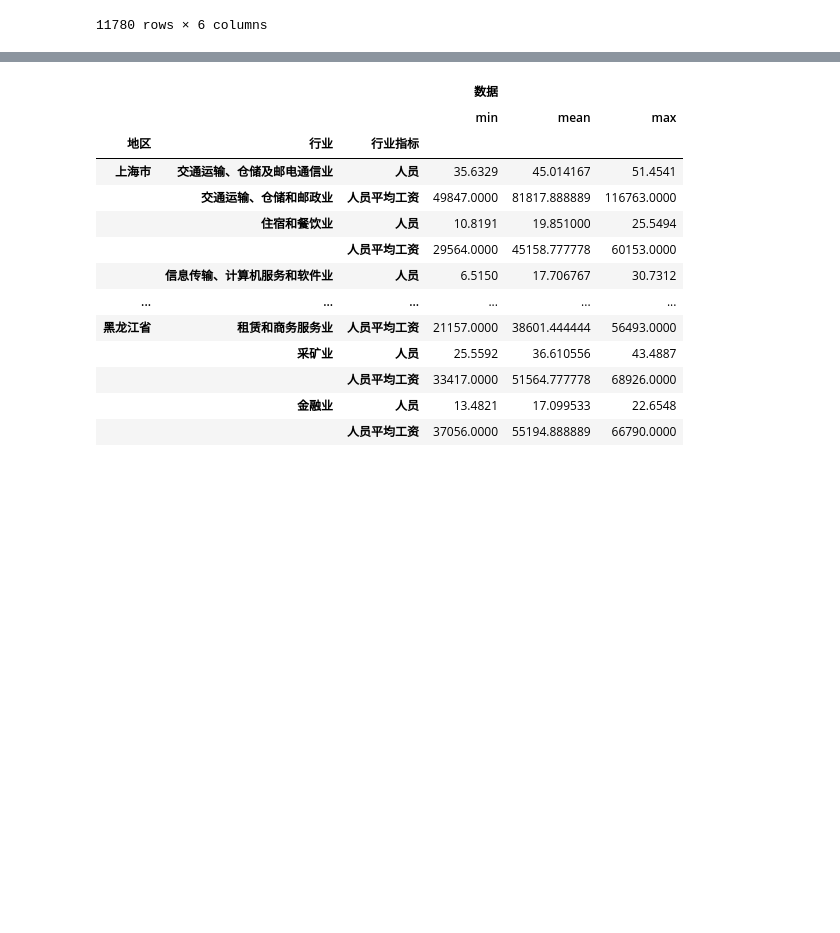
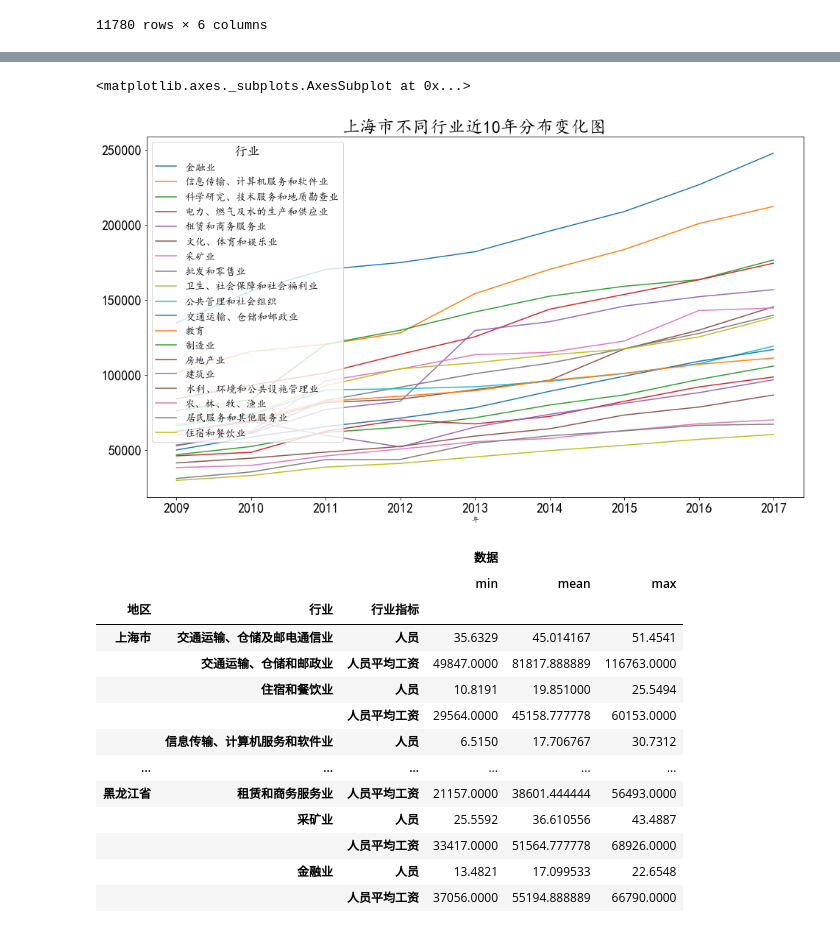
Before and after one commit to EasonQXF/pandas_Python, a Jupyter notebook: pandas_week06/week06_181013040.ipynb, the cells around one changed output, grey strips where cells are left out. Cells and saved outputs as stored; diff of their text form; code cells hidden in the pictures; blank space fills up the shorter version.

```diff
--- a/pandas_week06/week06_181013040.ipynb
+++ b/pandas_week06/week06_181013040.ipynb
@@ -326,3 +327,15 @@ df_就业切片
 | 11778 | 公共管理和社会组织城镇单位就业人员平均工资 | 新疆维吾尔自治区 | 2010 | 35950.0000 | 公共管理和社会组织 | 人员平均工资 |
 | 11779 | 公共管理和社会组织城镇单位就业人员平均工资 | 新疆维吾尔自治区 | 2009 | 31217.0000 | 公共管理和社会组织 | 人员平均工资 |
 11780 rows × 6 columns
+# %%
+print (list(df_就业切片.行业指标.unique()))
+报表 = dict()
+报表['人员平均工资_原'] = df_就业切片.query("行业指标=='人员平均工资'")\
+                                   .drop(["指标","行业指标"], axis=1)
+报表['人员_原'] = df_就业切片.query("行业指标=='人员'")\
+                               .drop(["指标","行业指标"], axis=1)
+报表['人员平均工资'] = 报表['人员平均工资_原'].set_index(['地区','年','行业']).unstack(1)
+
+报表['人员'] = 报表['人员_原'].set_index(['地区','年','行业']).unstack(1)
+
+报表['人员平均工资_原']
@@ -328,0 +367,3 @@ df_就业切片
+# %%
+原 = 报表['人员平均工资_原']
+报 = 报表['人员平均工资']
@@ -328,0 +441,3 @@ df_就业切片
+# %%
+原.set_index(["地区","年","行业"])\
+  .unstack(0)
@@ -329,3 +462,24 @@ df_就业切片
+# %%
+mpl.rcParams['font.sans-serif'] = ['KaiTi']
+mpl.rcParams['font.serif'] = ['KaiTi']
+mpl.rcParams['axes.titlesize'] = 24
+mpl.rcParams['xtick.labelsize'] = 18
+mpl.rcParams['ytick.labelsize'] = 18
+mpl.rcParams['legend.fontsize'] = 14
+mpl.rcParams['legend.title_fontsize'] = 18
+mpl.rcParams['legend.loc'] = 'upper right'
+# %%
+原.set_index(["地区","行业","年"])\
+       .unstack()\
+       .loc["上海市"]\
+.dropna(axis=1)\
+.sort_values (by=('数据',2017),ascending=False)\
+.droplevel(None, axis=1)\
+.T\
+.plot(figsize=(16,9),title='上海市不同行业近10年分布变化图')
+# %% [output]
+<matplotlib.axes._subplots.AxesSubplot at 0x...>
+[figure, added]
 # %%
 df_就业切片.groupby(['地区','行业','行业指标']).agg({"数据": ["min","mean","max"]})
 # %% [output]
```
Also changed, not shown: parts of 8 cells of this notebook, 12 other files.
